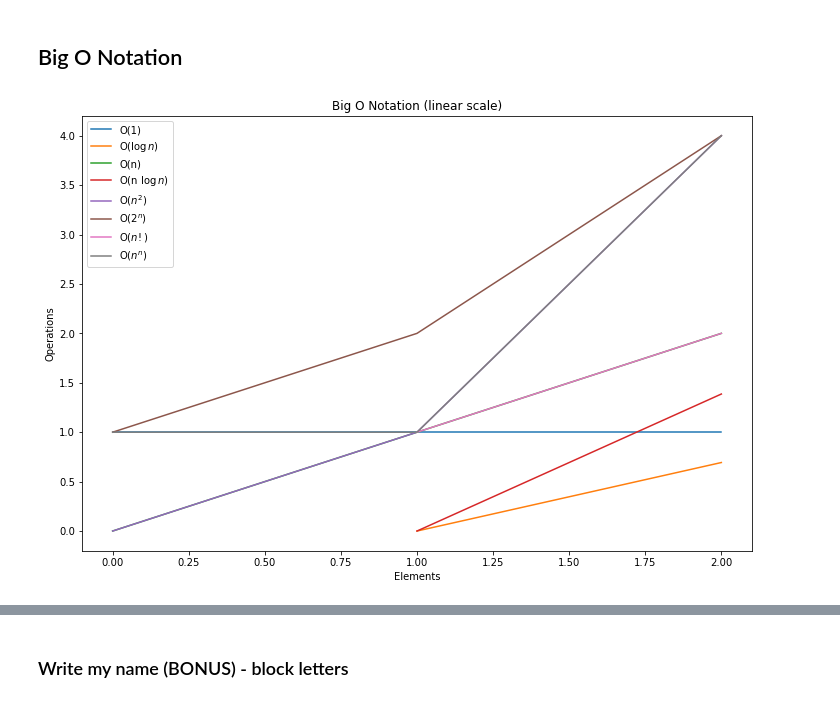
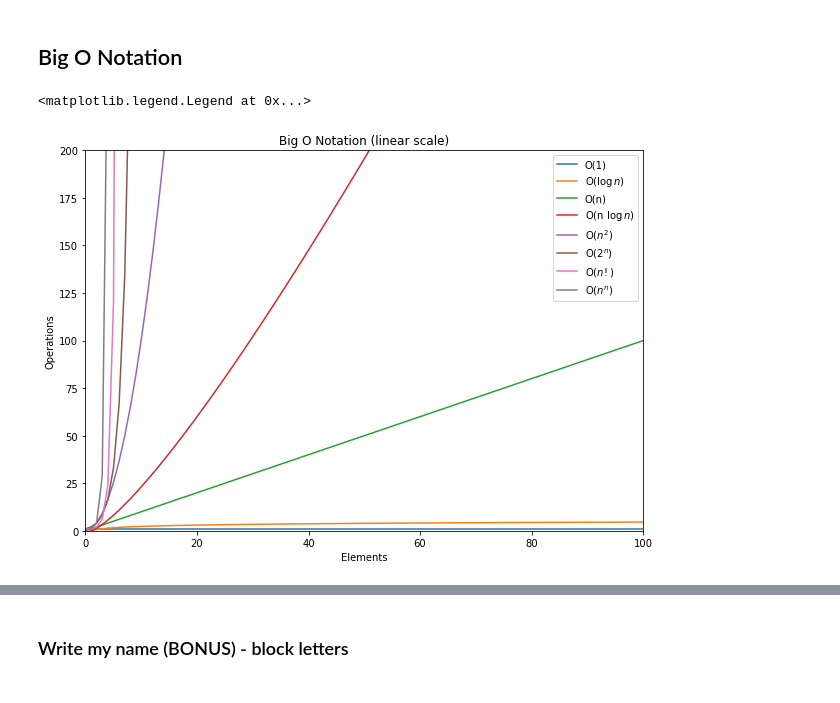
Before and after one commit to jesse-d-marder/numpy-pandas-visualization-exercises, a Jupyter notebook: big_o_notation.ipynb, the cells around one changed output, grey strips where cells are left out. Drawn from its saved outputs; the diff is of its cells as text; code cells hidden in the pictures.

```diff
--- a/big_o_notation.ipynb
+++ b/big_o_notation.ipynb
@@ -6,35 +6,37 @@ import math
 import numpy as np
 # %%
 
-
-x = np.arange(0,3,1)
+# x = np.arange(0,3,1)
+x = np.linspace(0,100,num=100)
 
 O1 = [1 for n in x]
 Ologn = [math.log(n) if n>0 else np.nan for n in x]
 On = x
 Onlogn = [n * math.log(n) if n>0 else np.nan for n in x]
 On2 = [n**2 for n in x]
 O2n = [2**n for n in x]
-Onfact = [math.factorial(n) if n>0 else np.nan for n in x]
+Onfact = [math.factorial(int(n))for n in x]
 Onn = [n**n for n in x]
 
-plt.figure(figsize = (12,8))
+plt.rcParams['figure.figsize'] = [10, 7]
+
+plt.xlim(0,100)
+plt.ylim(0,200)
+
+# plt.figure(figsize = (12,8))
 plt.title('Big O Notation (linear scale)')
 plt.xlabel('Elements')
 plt.ylabel('Operations')
 
 plt.plot(x,O1, label = 'O(1)')
 plt.plot(x,Ologn, label = 'O($\log{n}$)')
 plt.plot(x,On, label = 'O(n)')
 plt.plot(x,Onlogn, label = 'O(n $\log{n}$)')
 plt.plot(x,On2, label = 'O(${n^2}$)')
 plt.plot(x,O2n, label = 'O(${2^n}$)')
 plt.plot(x,Onfact, label = 'O(${n!}$)')
 plt.plot(x, Onn, label = 'O(${n^n}$)')
-plt.legend()
-plt.yscale("linear")
-
-# plt.xlim = (0,10)
-plt.ylim = (0,10)
+plt.legend(loc='upper right')
 # %% [output]
+<matplotlib.legend.Legend at 0x...>
-[figure, old version]
+[figure, new version]
```
Also changed, not shown: parts of 3 cells of this notebook.
